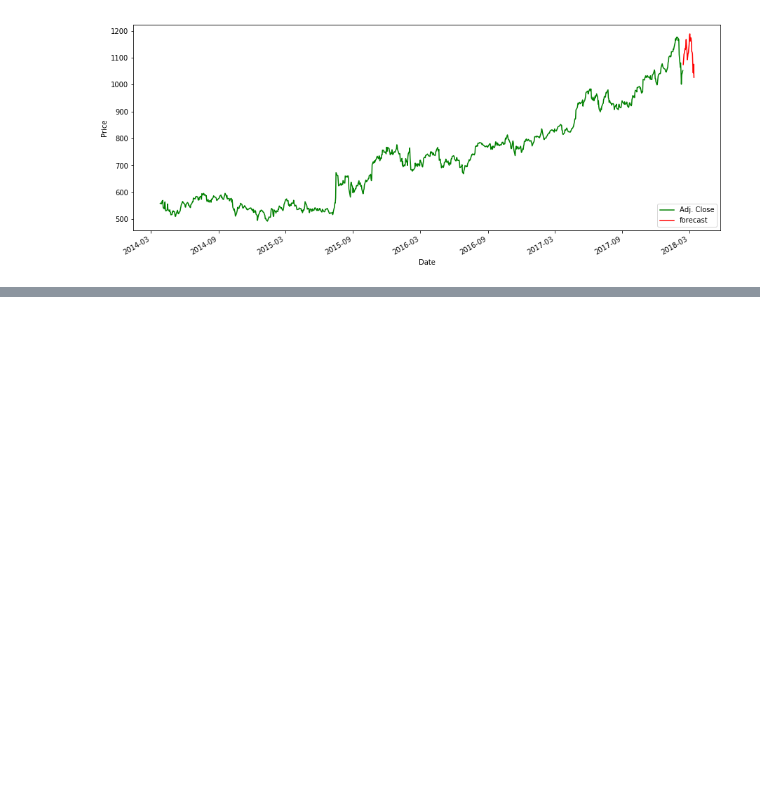
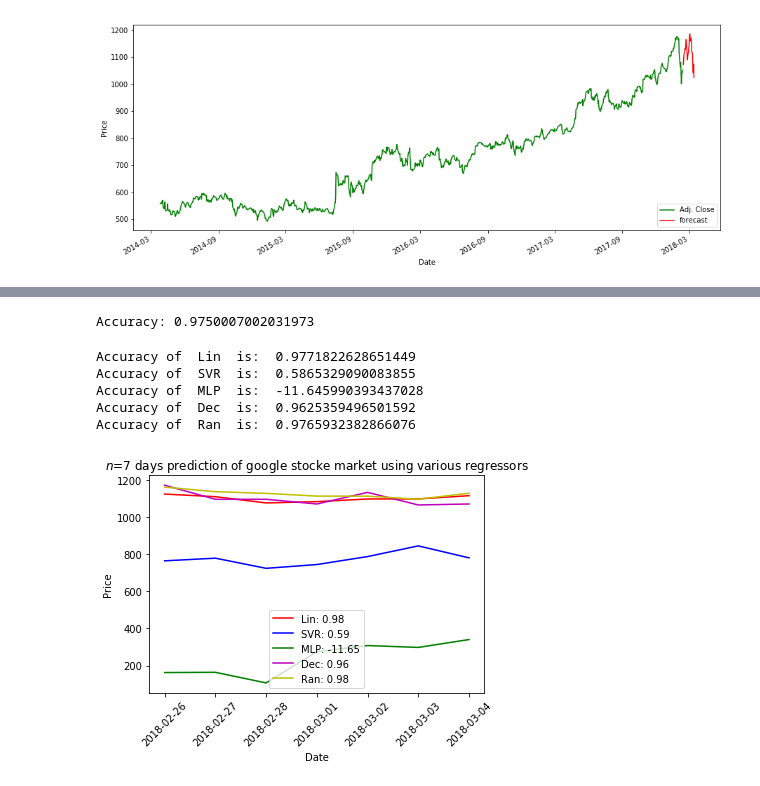
Before and after one commit to CosminNechifor/ML-stock-market-prediction, a Jupyter notebook: ML_notebook.ipynb, the cells around one changed output, grey strips where cells are left out. Cells and saved outputs as stored; diff of their text form; code cells hidden in the pictures; blank space fills up the shorter version.

```diff
--- a/ML_notebook.ipynb
+++ b/ML_notebook.ipynb
@@ -219,0 +342,8 @@ dates = np.reshape(dates, (len(dates), 1))
+# %%
+# applying  the algorithmm
+clf = LinearRegression(n_jobs=-1)
+clf.fit(X_train, y_train)
+
+# measuring accuracy
+accuracy = clf.score(X_test, y_test)
+print('Accuracy:', accuracy)
@@ -219,0 +358,70 @@ dates = np.reshape(dates, (len(dates), 1))
+# %%
+# Switching to ensemble learning -> RandomForestRegressor
+clf = RandomForestRegressor()
+clf.fit(X_train, y_train)
+
+# I observed that the accuracy was decreassing
+accuracy = clf.score(X_test, y_test)
+print('Accuracy:', accuracy)
+# %% [output]
+Accuracy: 0.9750007002031973
+# %%
+import math
+import pandas as pd
+import numpy as np
+
+from sklearn import preprocessing, cross_validation, cross_decomposition
+from sklearn.linear_model import LinearRegression as LR
+from sklearn.svm import SVR
+from sklearn.neural_network import MLPRegressor as NR
+from sklearn.tree import DecisionTreeRegressor as DR
+from sklearn.ensemble import RandomForestRegressor as RR
+
+# creating a list of regressors
+regressors = [LR(), SVR(), NR(), DR(), RR()]
+# storing accuracy to plot it
+accuracy = []
+# storing prediction
+forecast = []
+
+for regressor in regressors:
+    # fitting the regressor
+    regressor.fit(X_train, y_train)
+    # getting the score
+    a = regressor.score(X_test, y_test)
+    print('Accuracy of ',str(regressor)[:3], ' is: ', a)
+    accuracy.append(a)
+    forecast.append(regressor.predict(X_lately))
+# %% [output]
+Accuracy of  Lin  is:  0.9771822628651449
+Accuracy of  SVR  is:  0.5865329090083855
+Accuracy of  MLP  is:  -11.645990393437028
+Accuracy of  Dec  is:  0.9625359496501592
+Accuracy of  Ran  is:  0.9765932382866076
+# %%
+import matplotlib.pyplot as plt
+from matplotlib import style
+%matplotlib inline
+import datetime as dt
+
+last_date=df.index[-1]
+#print last_date
+next_date= last_date + dt.timedelta(days=1)
+#print next_date
+
+dates=[]
+for i in range(n): #add 7 days
+    next_date= last_date + dt.timedelta(days=i)
+    dates.append(next_date)
+
+colors=['r','b','g','m', 'y']
+for j in range(len(forecast)):
+    plt.plot(dates, forecast[j], '-', color=colors[j], label='{0}: {1:.2f}'.format(str(regressors[j])[:3], accuracy[j]));
+plt.xticks(rotation=45)
+plt.legend(loc='best') #bottom right
+plt.xlabel('Date')
+plt.ylabel('Price')
+plt.title('$n$=7 days prediction of google stocke market using various regressors')
+plt.show()
+# %% [output]
+[figure, added]
```
Also changed, not shown: parts of 12 cells of this notebook, 1 other file.
